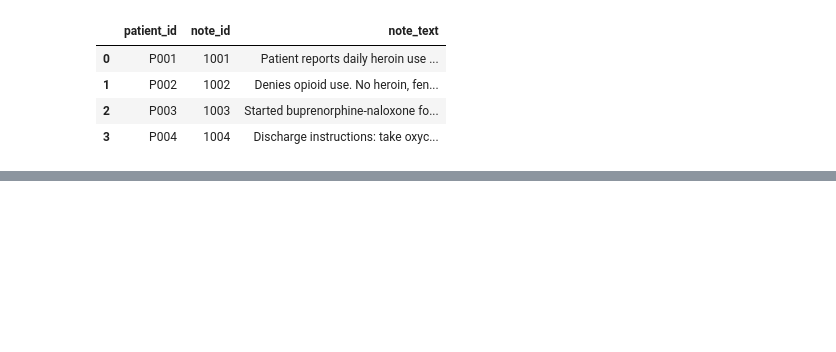
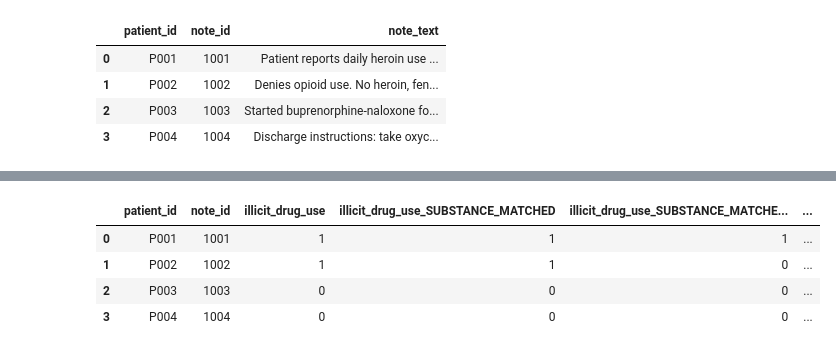
Before and after one commit to quantitativenurse/sud-regex, a Jupyter notebook: sudregex_tutorial_notebook.ipynb, the cells around one changed output, grey strips where cells are left out. Cells and saved outputs as stored; diff of their text form; code cells hidden in the pictures; blank space fills up the shorter version.

```diff
--- a/sudregex_tutorial_notebook.ipynb
+++ b/sudregex_tutorial_notebook.ipynb
@@ -103,0 +218,17 @@ previews_df shape: (0, 6)
+# %%
+# Show results for a few key items
+# Item 1a = illicit drug use, item 7a = multiple providers, item 16 = opioid mention
+key_cols = ["patient_id", "note_id",
+            "illicit_drug_use", "illicit_drug_use_SUBSTANCE_MATCHED", "illicit_drug_use_SUBSTANCE_MATCHED_NEG",
+            "multiple_providers_primary", "multiple_providers_primary_SUBSTANCE_MATCHED_NEG",
+            "opioid_mention", "opioid_mention_SUBSTANCE_MATCHED_NEG"]
+
+# Only show columns that exist in output
+available = [c for c in key_cols if c in result_df.columns]
+result_df[available]
+# %% [output]
+|  | patient_id | note_id | illicit_drug_use | illicit_drug_use_SUBSTANCE_MATCHED | illicit_drug_use_SUBSTANCE_MATCHE... | ... |
+| 0 | P001 | 1001 | 1 | 1 | 1 | ... |
+| 1 | P002 | 1002 | 1 | 1 | 0 | ... |
+| 2 | P003 | 1003 | 0 | 0 | 0 | ... |
+| 3 | P004 | 1004 | 0 | 0 | 0 | ... |
```
Also changed, not shown: parts of 56 cells of this notebook, 11 other files.
